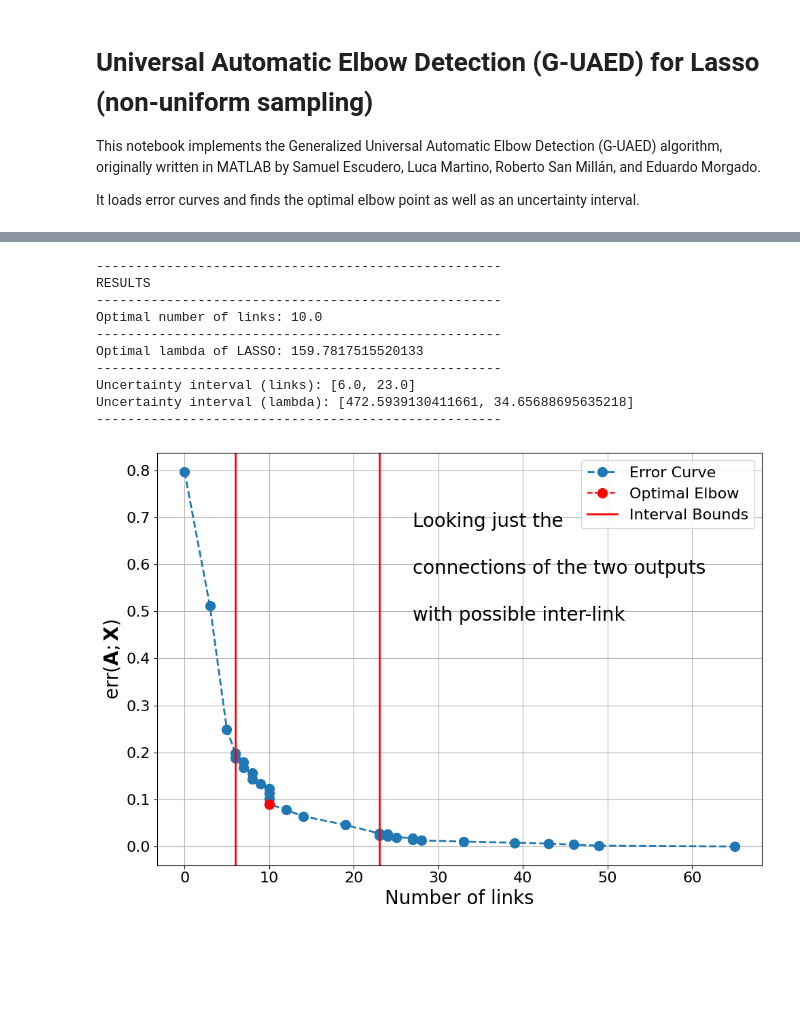
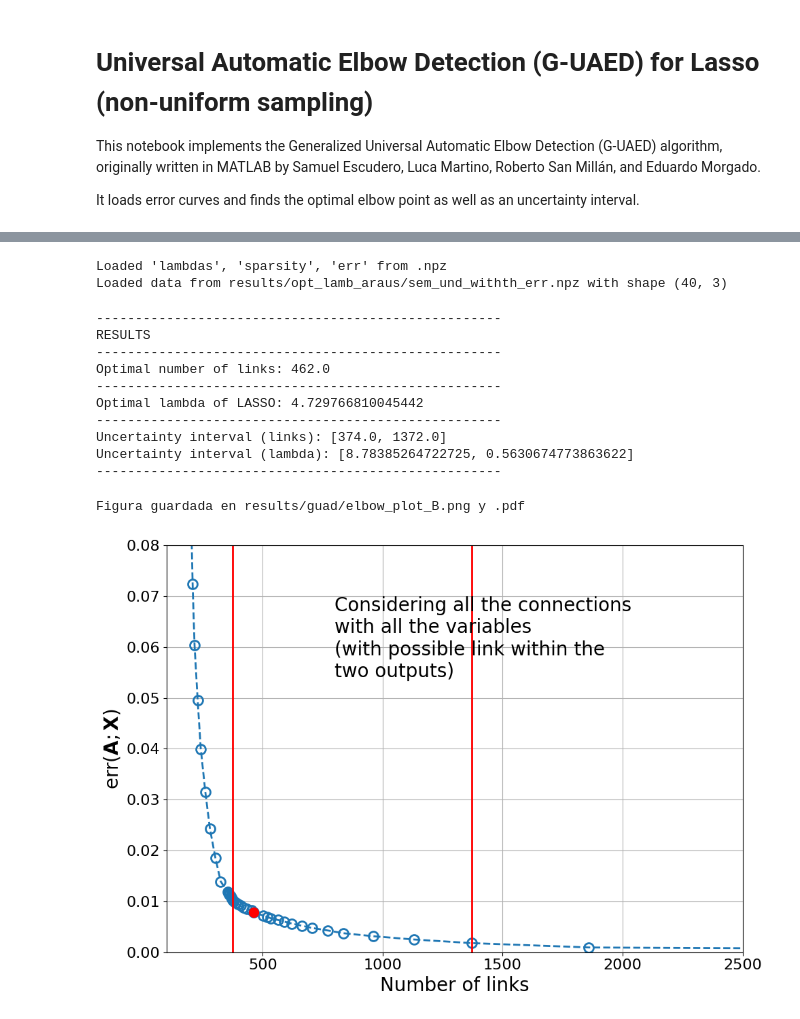
Before and after one commit to reysam93/acoustic_nti, a Jupyter notebook: G_UAED_elbow_detector.ipynb, the cells around one changed output, grey strips where cells are left out. Drawn from its saved outputs; the diff is of its cells as text; code cells hidden in the pictures; blank space fills up the shorter version.

Commit message:
feat: Add .npz file loading support to G-UAED notebook

```diff
--- a/G_UAED_elbow_detector.ipynb
+++ b/G_UAED_elbow_detector.ipynb
@@ -100,3 +80,41 @@ Loaded data from data/example_curves/Curva_noth_err_out.mat with shape (33, 3)
+# %%
+# === Load Data ===
+if file_type == '.mat':
+    mat_data = scipy.io.loadmat(file_path)
+    # Attempt to automatically find the data matrix (usually 'A', 'B', 'C', 'D' or similar in MATLAB)
+    data_keys = [k for k in mat_data.keys() if not k.startswith('__')]
+
+    if SELECTED_KEY in mat_data:
+        data_matrix = mat_data[SELECTED_KEY]
+        print(f"Loaded key '{SELECTED_KEY}'")
+    else:
+        raise ValueError(f"Key '{SELECTED_KEY}' not found in the .mat file. Available keys: {data_keys}")
+
+elif file_type == '.npy':
+    data_matrix = np.load(file_path)
+elif file_type == '.npz':
+    npz_data = np.load(file_path, allow_pickle=True)
+    npz_keys = list(npz_data.keys())
+    # If the .npz is from our optimization scripts, it has 'lambdas', 'sparsity', 'err'
+    if 'lambdas' in npz_keys and 'sparsity' in npz_keys and 'err' in npz_keys:
+        data_matrix = np.column_stack((npz_data['lambdas'], npz_data['sparsity'], npz_data['err']))
+        print(f"Loaded 'lambdas', 'sparsity', 'err' from .npz")
+    # Otherwise fallback to basic loading if there's a SELECTED_KEY generic array
+    elif SELECTED_KEY in npz_keys:
+        data_matrix = npz_data[SELECTED_KEY]
+        print(f"Loaded key '{SELECTED_KEY}' from .npz")
+    elif len(npz_keys) > 0:
+        data_matrix = npz_data[npz_keys[0]]
+        print(f"Loaded first available key '{npz_keys[0]}' from .npz (SELECTED_KEY '{SELECTED_KEY}' not found)")
+    else:
+        raise ValueError("The .npz file is empty.")
+else:
+    raise ValueError("Unsupported file_type. Please use '.mat', '.npy', or '.npz'")
+
+print(f"Loaded data from {file_path} with shape {data_matrix.shape}")
+# %% [output]
+Loaded 'lambdas', 'sparsity', 'err' from .npz
+Loaded data from results/opt_lamb_araus/sem_und_withth_err.npz with shape (40, 3)
 # %%
 # === Data Processing ===
 # The MATLAB code reverses the array: A(end:-1:1, :)
@@ -106,12 +124,12 @@ lambdaLASSO = A[:, 0]
 kx = A[:, 1]
 V = A[:, 2]
 
-# Normalize V
-V = V - np.min(V)
+# Normalize V for processing so the estimation algorithms behave identically to MATLAB
+V_norm = V - np.min(V)
 
 # Point Estimation (Geometric method from MATLAB)
-lam = V[0] / kx[-1]
-aux = np.abs((V[0] - lam * kx) - V)
+lam = V_norm[0] / kx[-1]
+aux = np.abs((V_norm[0] - lam * kx) - V_norm)
 
 # Find max distance point
 pos_max = np.argmax(aux)
@@ -119,7 +137,7 @@ Elbow2 = kx[pos_max]
 optimal_lambda = lambdaLASSO[pos_max]
 
 # Interval Estimation (G-UAED)
-interval_links = interval_aed_fun_lasso(V, kx)
+interval_links = interval_aed_fun_lasso(V_norm, kx)
 
 # Find corresponding lambdas for the interval
 pos_int_1 = np.where(kx == interval_links[0])[0][0]
@@ -140,50 +158,48 @@ print('-' * 52)
 ----------------------------------------------------
 RESULTS
 ----------------------------------------------------
-Optimal number of links: 10.0
+Optimal number of links: 462.0
 ----------------------------------------------------
-Optimal lambda of LASSO: 159.7817515520133
+Optimal lambda of LASSO: 4.729766810045442
 ----------------------------------------------------
-Uncertainty interval (links): [6.0, 23.0]
-Uncertainty interval (lambda): [472.5939130411661, 34.65688695635218]
+Uncertainty interval (links): [374.0, 1372.0]
+Uncertainty interval (lambda): [8.78385264722725, 0.5630674773863622]
 ----------------------------------------------------
 # %%
 # === Plotting ===
 plt.figure(figsize=(10, 7))
-plt.plot(kx, V, 'o--', linewidth=2, markersize=10)
-plt.plot(Elbow2, V[pos_max], 'ro--', markerfacecolor='r', markersize=10)
+plt.plot(kx, V, 'o--', linewidth=2, markersize=10, markerfacecolor='none', markeredgecolor='tab:blue', markeredgewidth=2, color='tab:blue')
+plt.plot(Elbow2, V[pos_max], 'ro--', markerfacecolor='r', markeredgecolor='r', markersize=10)
 
 # Plot Interval Lines
 plt.axvline(x=interval_links[0], color='r', linestyle='-', linewidth=2)
 plt.axvline(x=interval_links[1], color='r', linestyle='-', linewidth=2)
 
 # Formatting
 plt.xlabel('Number of links', fontsize=20)
 plt.ylabel(r'$\mathrm{err}(\mathbf{A}; \mathbf{X})$', fontsize=20) # Using raw string for LaTeX interpretation
 plt.box(True)
 plt.grid(True)
 plt.xticks(fontsize=16)
 plt.yticks(fontsize=16)
 
-# Optional texts
-if plot_text and text_x_pos is not None and text_y_pos_start is not None:
-    y_pos = text_y_pos_start
-    for line in plot_text:
-        plt.text(text_x_pos, y_pos, line, fontsize=20)
-        y_pos -= 0.1 # Move down for next line, adjust as needed
+# Optional texts dynamically positioned using Axes fractions (x=0.35, y=0.95 relative to axes area)
+if plot_text:
+    plt.text(0.35, 0.95, '\n'.join(plot_text), fontsize=20, verticalalignment='top', transform=plt.gca().transAxes)
 
 if axis_limits:
     plt.axis(axis_limits)
 
 plt.tight_layout()
 
 if SAVE:
     import os
     os.makedirs('results/guad', exist_ok=True)
-    plt.savefig('results/guad/elbow_plot.png', dpi=300, bbox_inches='tight')
-    plt.savefig('results/guad/elbow_plot.pdf', bbox_inches='tight')
-    print("Figura guardada en results/guad/elbow_plot.png y .pdf")
+    plt.savefig(f'results/guad/elbow_plot_{SELECTED_KEY}.png', dpi=300, bbox_inches='tight')
+    plt.savefig(f'results/guad/elbow_plot_{SELECTED_KEY}.pdf', bbox_inches='tight')
+    print(f'Figura guardada en results/guad/elbow_plot_{SELECTED_KEY}.png y .pdf')
 
 plt.show()
 # %% [output]
+Figura guardada en results/guad/elbow_plot_B.png y .pdf
-[figure, old version]
+[figure, new version]
```
Also changed, not shown: parts of 2 cells of this notebook.
